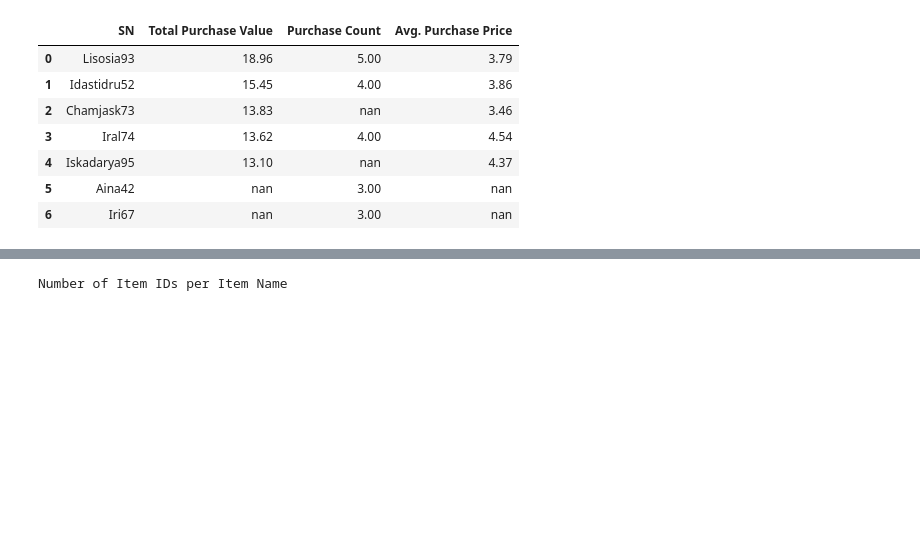
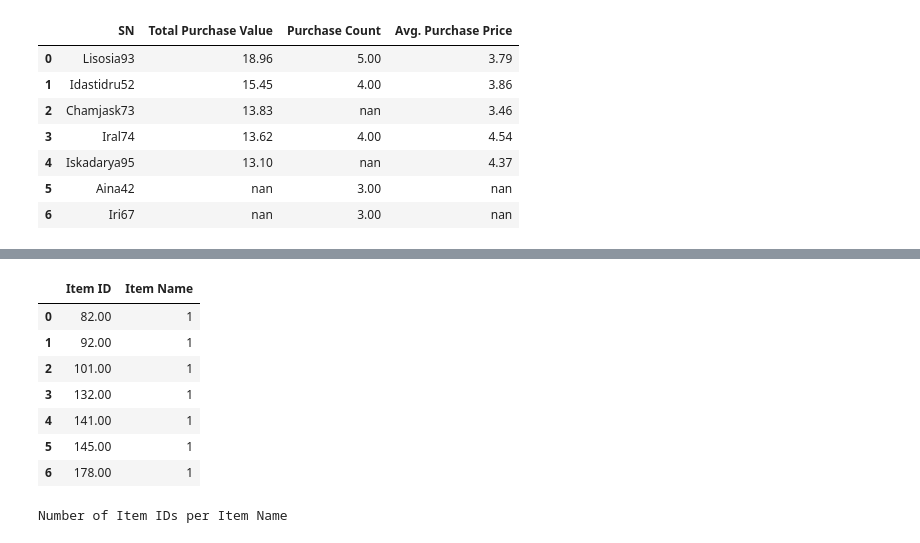
Before and after one commit to JosefinaAureaAmaro/01_Python_Pandas, a Jupyter notebook: Heroes_of_Pymoli.ipynb, the cells around one changed output, grey strips where cells are left out. Saved outputs shown, nothing was run; the diff lists cells and outputs as text; code cells hidden in the pictures; blank space fills up the shorter version.

```diff
--- a/Heroes_of_Pymoli.ipynb
+++ b/Heroes_of_Pymoli.ipynb
@@ -253,2 +333,14 @@ ValueError: Lengths must match to compare
+# %%
+count_itemnm_mostpopular = populargames_df.groupby('Item ID')['Item Name'].nunique().reset_index(name = "Item Name")
+count_itemnm_mostpopular
+# %% [output]
+|  | Item ID | Item Name |
+| 0 | 82.00 | 1 |
+| 1 | 92.00 | 1 |
+| 2 | 101.00 | 1 |
+| 3 | 132.00 | 1 |
+| 4 | 141.00 | 1 |
+| 5 | 145.00 | 1 |
+| 6 | 178.00 | 1 |
 # %%
 #source[create a new column]: https://www.geeksforgeeks.org/adding-new-column-to-existing-dataframe-in-pandas/
```
Also changed, not shown: parts of 9 cells of this notebook.
